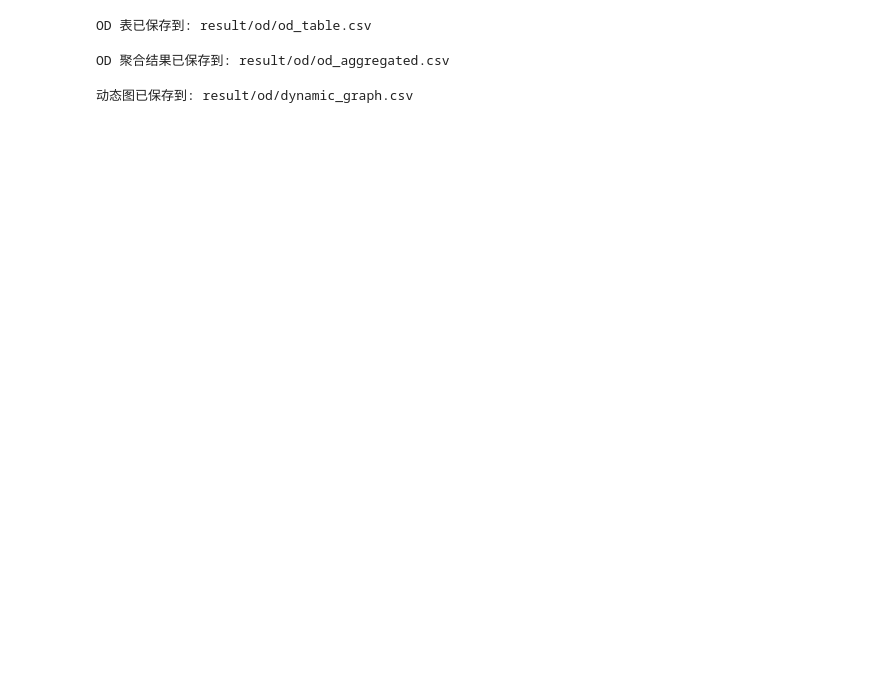
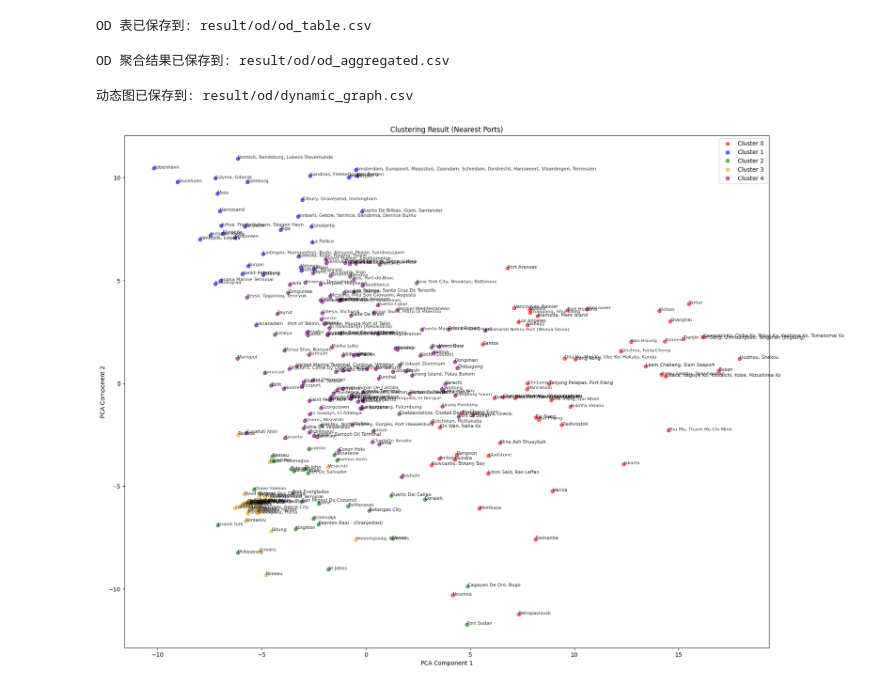
Before and after one commit to Paulliant/global-shipping-networks-analysis, a Jupyter notebook: Network Analysis/od_calculate.ipynb, the cells around one changed output. Cells and saved outputs as stored; diff of their text form; code cells hidden in the pictures; blank space fills up the shorter version.

Commit message:
static data node featue printed

```diff
--- a/Network Analysis/od_calculate.ipynb
+++ b/Network Analysis/od_calculate.ipynb
@@ -135,7 +135,7 @@ from tqdm import tqdm
 
 # 设定日期和时间范围
 date = pd.to_datetime('2022-02-24')
-day_range = range(-30, 30)
+day_range = range(-30, 0)
 
 # 1. 读取之前生成的 OD 表
 od_df = pd.read_csv('result/od/od_table.csv')
@@ -162,13 +162,12 @@ for day in tqdm(day_range, desc="Processing days"):
         weight = len(group)
 
         # 6. 记录到图数据中
-        for _, row in group.iterrows():
-            graph_records.append({
-                'source': row['O_label'],
-                'target': row['D_label'],
-                'weight': weight,
-                'time': day + 30
-            })
+        graph_records.append({
+            'source': group.iloc[0]['O_label'],
+            'target': group.iloc[0]['D_label'],
+            'weight': weight,
+            'time': day - min(day_range)
+        })
 
 # 7. 将所有记录转换为 DataFrame，并根据 time, source, target 字段升序排序
 graph_df = pd.DataFrame(graph_records)
@@ -179,3 +178,69 @@ graph_df.to_csv('result/od/dynamic_graph.csv', index=False)
 print("动态图已保存到: result/od/dynamic_graph.csv")
 # %% [output]
 动态图已保存到: result/od/dynamic_graph.csv
+# %%
+import pandas as pd
+import numpy as np
+import matplotlib.pyplot as plt
+from sklearn.cluster import KMeans
+from sklearn.decomposition import PCA
+import geopandas as gpd
+from shapely.geometry import Point
+from sklearn.preprocessing import StandardScaler
+
+# 1. 加载节点的地理信息
+clusters = pd.read_feather('result/clusters/cl_01-03.feather')
+
+# 2. 加载节点嵌入数据
+node_embeddings = pd.read_csv('result/od/nodeembs_epoch98_+30.csv', header=None)
+node_embeddings = node_embeddings.values[:, 1:]  # 将数据转换为NumPy数组，并去除第一列（第一列是标签，不参与拟合）
+
+if node_embeddings.shape[0] < clusters.shape[0]: # 如果节点嵌入数据的行数不足 clusters 的行数，则补充缺失的部分
+    n_needed = clusters.shape[0] - node_embeddings.shape[0]
+    # 获取嵌入向量的维度
+    d = node_embeddings.shape[1]
+    # 生成随机向量（服从标准正态分布），并对每一行归一化，使其模长为1
+    random_vectors = np.random.randn(n_needed, d)
+    norms = np.linalg.norm(random_vectors, axis=1, keepdims=True)
+    random_vectors = random_vectors / norms
+    # 将生成的随机向量追加到原有的 node_embeddings 后面
+    node_embeddings = np.vstack([node_embeddings, random_vectors])
+
+# 3. 对节点嵌入进行标准化
+scaler = StandardScaler()
+node_embeddings_scaled = scaler.fit_transform(node_embeddings)
+
+# 4. 使用KMeans对节点嵌入进行聚类
+kmeans = KMeans(n_clusters=5, random_state=0)  # 假设聚成5个簇
+clusters['cluster'] = kmeans.fit_predict(node_embeddings_scaled)
+
+# 5. 进行PCA降维，以便进行可视化
+pca = PCA(n_components=2)
+reduced_embeddings = pca.fit_transform(node_embeddings_scaled)
+
+# 6. 将PCA降维结果添加到clusters数据框中
+clusters['pca_x'] = reduced_embeddings[:, 0]
+clusters['pca_y'] = reduced_embeddings[:, 1]
+
+# 7. 绘制聚类结果
+plt.figure(figsize=(20, 16))
+# 定义颜色，可以根据聚类数调整颜色列表
+colors = ['red', 'blue', 'green', 'orange', 'purple']
+
+# 遍历每个聚类类别
+for cl in sorted(clusters['cluster'].unique()):
+    sub_df = clusters[clusters['cluster'] == cl]
+    plt.scatter(sub_df['pca_x'], sub_df['pca_y'],
+                color=colors[cl % len(colors)],
+                label=f'Cluster {cl}', alpha=0.6)
+    # 对每个点添加 nearest_ports 标签
+    for idx, row in sub_df.iterrows():
+        plt.annotate(row['nearest_ports'], (row['pca_x'], row['pca_y']), fontsize=8, alpha=0.8)
+
+plt.xlabel('PCA Component 1')
+plt.ylabel('PCA Component 2')
+plt.title('Clustering Result (Nearest Ports)')
+plt.legend()
+plt.show()
+# %% [output]
+[figure, added]
```
Also changed, not shown: 3 other files.
